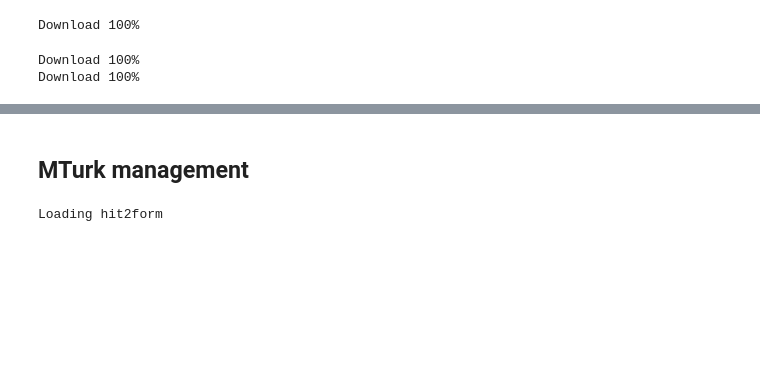
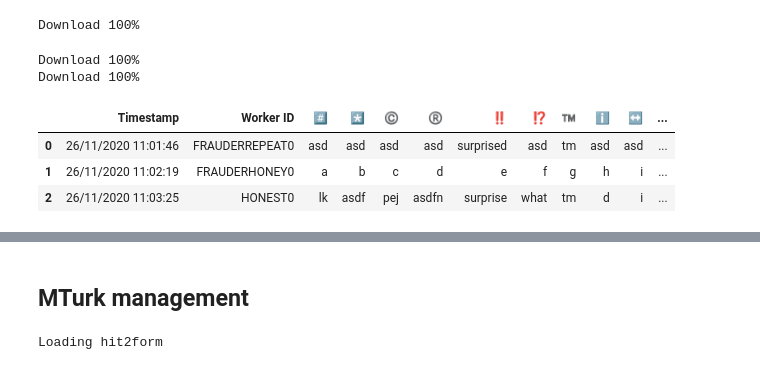
Before and after one commit to ymentha14/emojis_dataset, a Jupyter notebook: notebooks/HIT_generator.ipynb, the cells around one changed output, grey strips where cells are left out. Drawn from its saved outputs; the diff is of its cells as text; code cells hidden in the pictures; blank space fills up the shorter version.

```diff
--- a/notebooks/HIT_generator.ipynb
+++ b/notebooks/HIT_generator.ipynb
@@ -47,6 +54,13 @@ Download 100%
 Download 100%
 # %%
 form0_df = pd.read_csv(FORMS_RESULTS_DIR.joinpath("0.csv"))
+# %%
+form0_df
+# %% [output]
+|  | Timestamp | Worker ID | #️⃣ | *️⃣ | ©️ | ®️ | ‼️ | ⁉️ | ™️ | ℹ️ | ↔️ | ... |
+| 0 | 26/11/2020 11:01:46 | FRAUDERREPEAT0 | asd | asd | asd | asd | surprised | asd | tm | asd | asd | ... |
+| 1 | 26/11/2020 11:02:19 | FRAUDERHONEY0 | a | b | c | d | e | f | g | h | i | ... |
+| 2 | 26/11/2020 11:03:25 | HONEST0 | lk | asdf | pej | asdfn | surprise | what | tm | d | i | ... |
 # %%
 detect_fraud_worker(form0_df)
 # %% [output]
```
Also changed, not shown: parts of 10 cells of this notebook, 2 other files.
